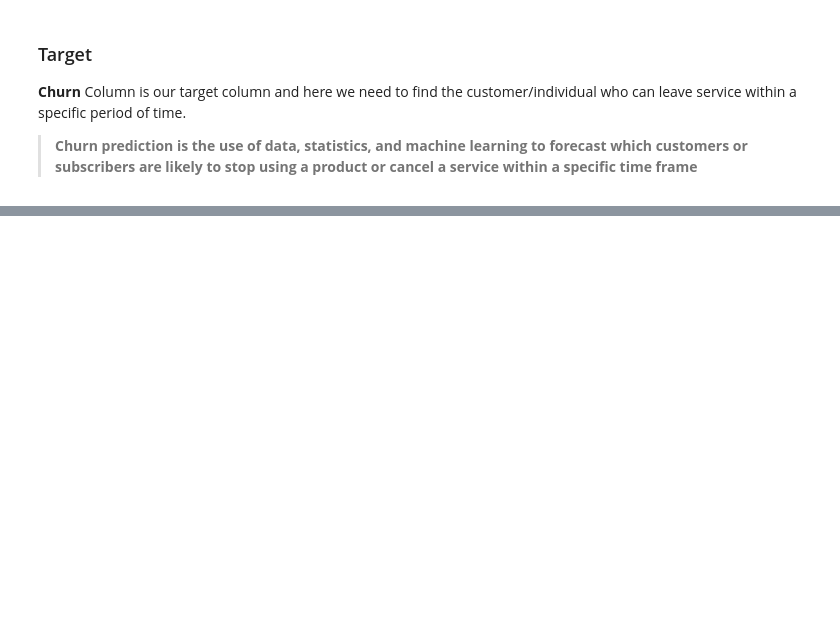
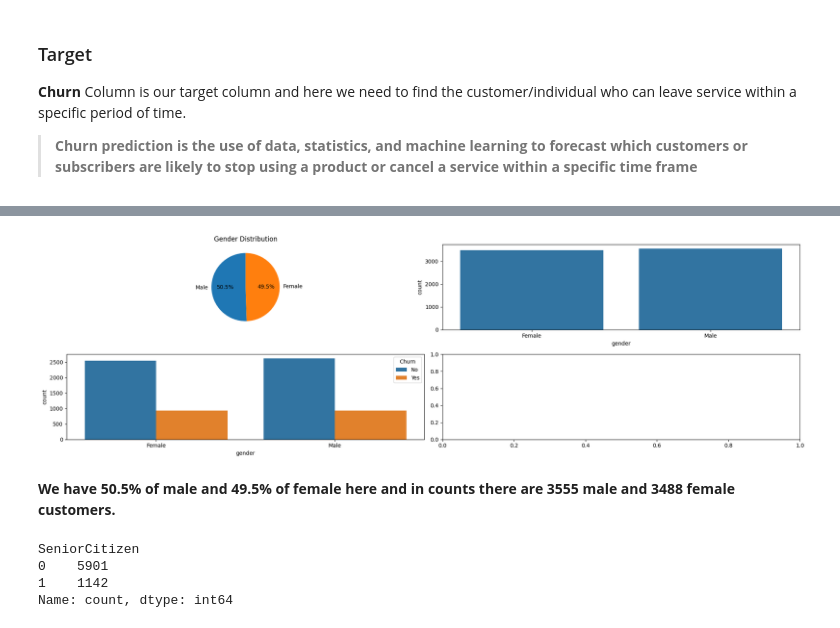
Before and after one commit to sudiptoshahin/customer-churn-pred, a Jupyter notebook: notebooks/main.ipynb, the cells around one changed output, grey strips where cells are left out. Saved outputs shown, nothing was run; the diff lists cells and outputs as text; code cells hidden in the pictures; blank space fills up the shorter version.

```diff
--- a/notebooks/main.ipynb
+++ b/notebooks/main.ipynb
@@ -74,0 +98,29 @@ Name: count, dtype: int64
+# %%
+features = df.drop(columns=['Churn', 'index', 'customerID'])
+target = df['Churn']
+# %%
+fig, axes = plt.subplots(2, 2, figsize=(20, 6))
+
+axes[0, 0].pie(features['gender'].value_counts(),
+            labels=features['gender'].value_counts().index,
+            autopct='%1.1f%%',
+            startangle=90)
+axes[0, 0].set_title('Gender Distribution')
+
+sns.countplot(data=features, x='gender', ax=axes[0, 1])
+sns.countplot(data=features, x='gender', hue=target, ax=axes[1, 0])
+
+fig.tight_layout()
+
+plt.show()
+# %% [output]
+[figure, added]
+# %% [markdown]
+__We have 50.5% of male and 49.5% of female here and in counts there are 3555 male and 3488 female customers.__
+# %%
+print(features['SeniorCitizen'].value_counts())
+# %% [output]
+SeniorCitizen
+0    5901
+1    1142
+Name: count, dtype: int64
```
Also changed, not shown: parts of 7 cells of this notebook.
